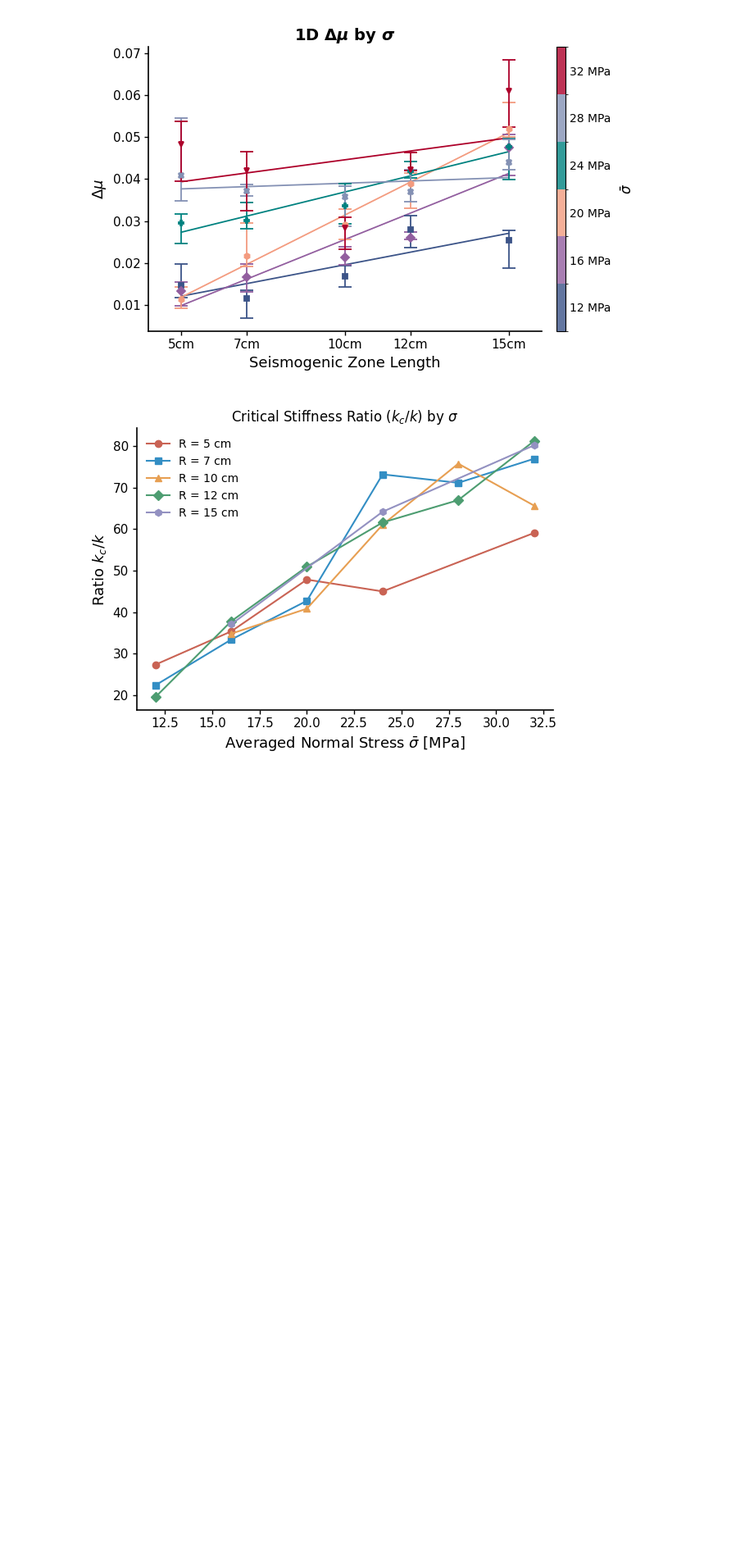
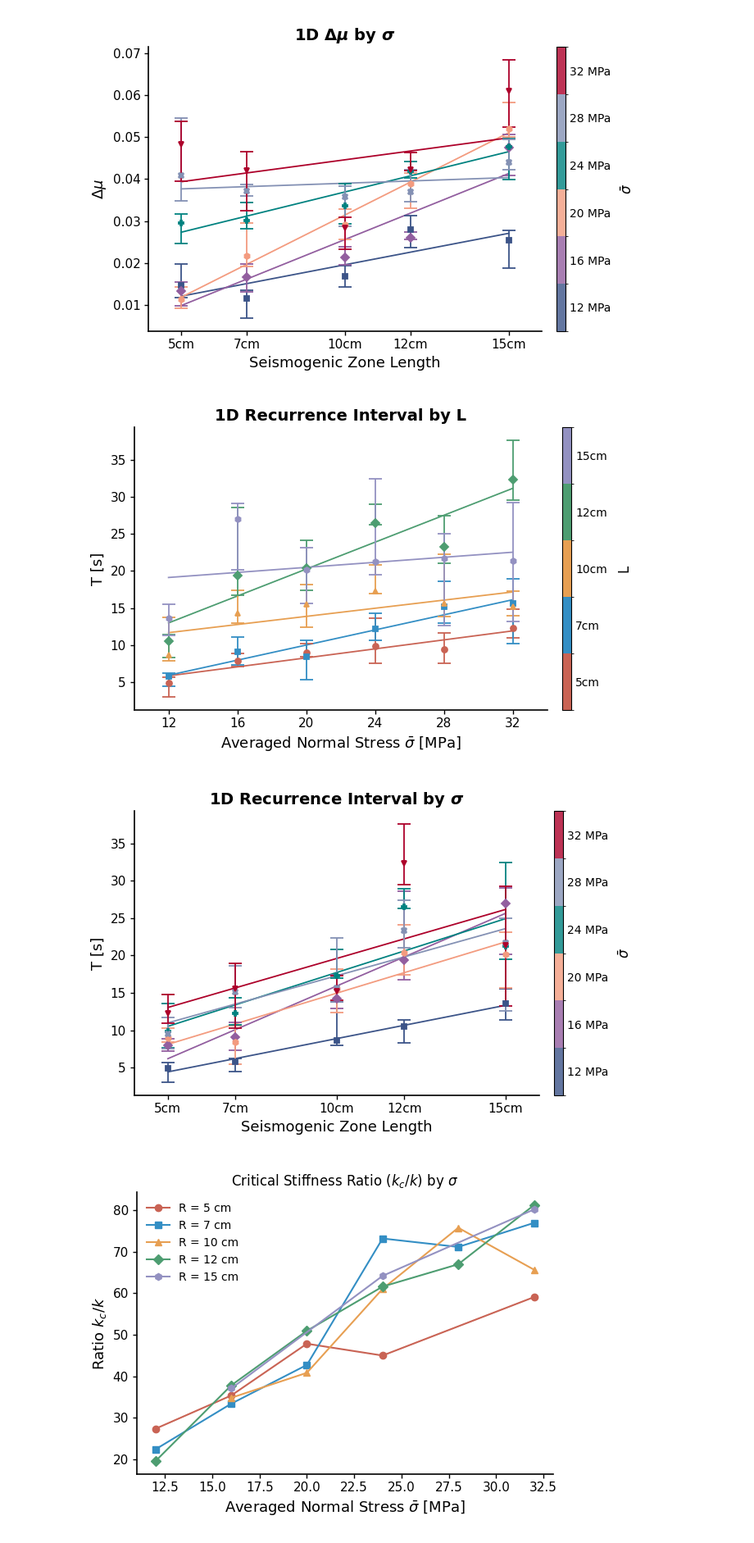
Before and after one commit to Potter0427/labquake_explorer_re, a Jupyter notebook: export h5/1D_Summary_Plots_Pub.ipynb, the cells around one changed output. Shown at 82% size. Cells and saved outputs as stored; diff of their text form; code cells hidden in the pictures; blank space fills up the shorter version.

```diff
--- a/export h5/1D_Summary_Plots_Pub.ipynb
+++ b/export h5/1D_Summary_Plots_Pub.ipynb
@@ -53,6 +53,14 @@ def process_data(target_metric):
 
         if target_metric == 'delta_mu' and 'delta_mu' in df.columns:
             df['delta_mu'] = df['delta_mu'] * (250 / (5 * exp['group_val']))
+
+        if target_metric == 'dt' and 'event_time' in df.columns:
+            if 'delta_mu' in df.columns:
+                df = df.dropna(subset=['delta_mu']).copy()
+            elif 'delta_tau' in df.columns:
+                df = df.dropna(subset=['delta_tau']).copy()
+            df = df.drop_duplicates(subset=['Run', 'Event']).copy()
+            df['dt'] = df.groupby('Run')['event_time'].diff()
 
         if target_metric not in df.columns:
             continue
@@ -264,7 +272,7 @@ def plot_metric(target_metric, title, ylabel, loglog=False, use_delta=False, sho
         x_lims = ax.get_xlim()
         x_kc = np.array(x_lims)
         y_kc = 0.01429 * x_kc
-        line_kc, = ax.plot(x_kc, y_kc, color='black', linestyle='--', linewidth=1.5, zorder=1, label=r'$\boldsymbol{k}_{\boldsymbol{c}} = 0.0143\sigma_n$')
+        line_kc, = ax.plot(x_kc, y_kc, color='black', linestyle='--', linewidth=1.5, zorder=1, label=r'$\boldsymbol{k}_{\boldsymbol{c}} = 0.0143\sigma$')
         if all_sigmas:
             x_pts = np.unique(all_sigmas)
             y_pts = 0.01429 * x_pts
@@ -369,6 +377,14 @@ plot_metric_by_group('delta_mu', r'1D $\boldsymbol{\Delta\mu}$ by $\boldsymbol{\
 # %% [output]
 [figure]
 [figure]
+# %%
+# ========= Recurrence Interval (dt) =========
+plot_metric('dt', r'1D Recurrence Interval by L', r'T [s]')
+# ========= Recurrence Interval by Sigma =========
+plot_metric_by_group('dt', r'1D Recurrence Interval by $\boldsymbol{\sigma}$', r'T [s]')
+# %% [output]
+[figure, added]
+[figure, added]
 # %%
 # ========= Critical Stiffness Ratio (kc/k) =========
 # 1. 取得所有的 stiffness (k) 資料
```
Also changed, not shown: parts of 1 cell of this notebook, 33 other files.
